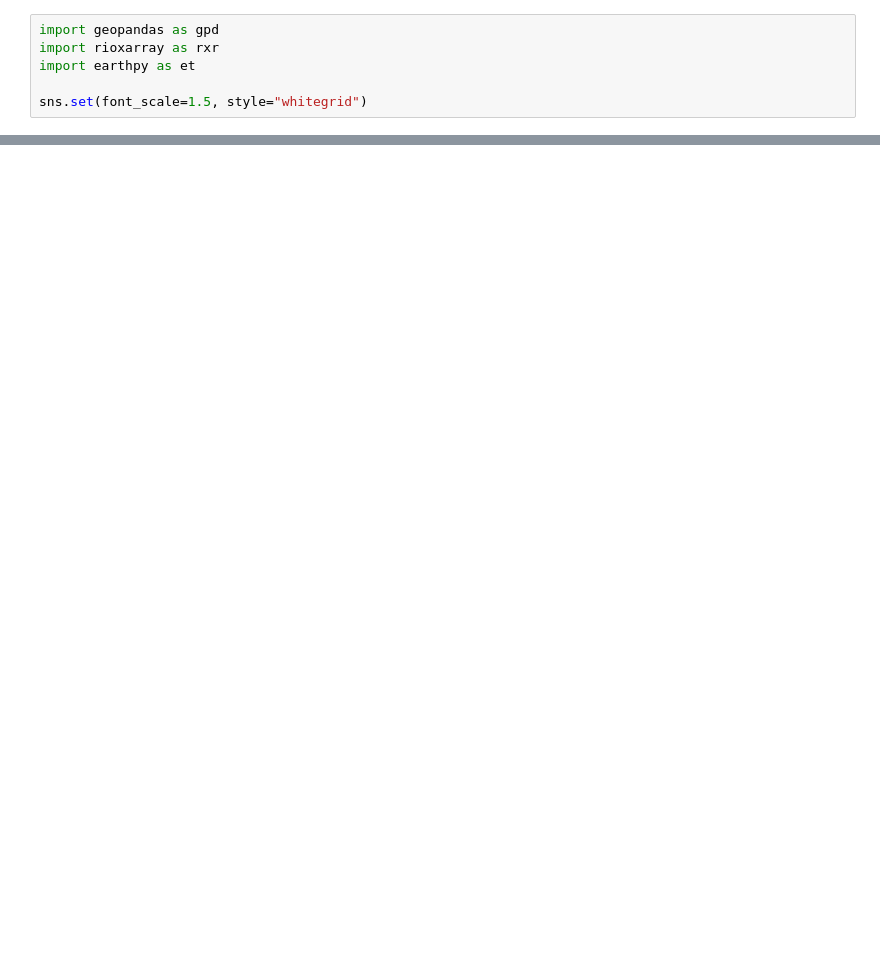
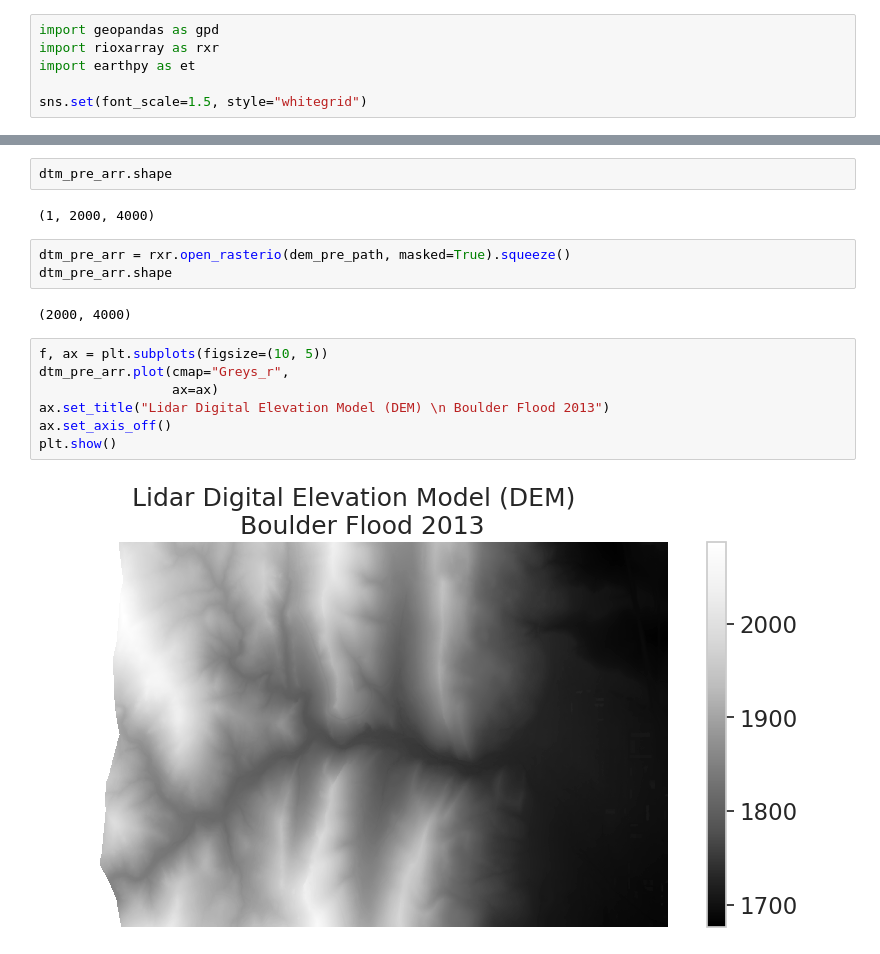
Before and after one commit to vivianacelaya/GISC606-lab3, a Jupyter notebook: intro_to_raster.ipynb, the cells around one changed output, grey strips where cells are left out. Cells and saved outputs as stored; diff of their text form; blank space fills up the shorter version.

```diff
--- a/intro_to_raster.ipynb
+++ b/intro_to_raster.ipynb
@@ -39,0 +88,18 @@ Extracted output to /home/codespace/earth-analytics/data/colorado-flood/.
+# %%
+dtm_pre_arr.shape
+# %% [output]
+(1, 2000, 4000)
+# %%
+dtm_pre_arr = rxr.open_rasterio(dem_pre_path, masked=True).squeeze()
+dtm_pre_arr.shape
+# %% [output]
+(2000, 4000)
+# %%
+f, ax = plt.subplots(figsize=(10, 5))
+dtm_pre_arr.plot(cmap="Greys_r",
+                 ax=ax)
+ax.set_title("Lidar Digital Elevation Model (DEM) \n Boulder Flood 2013")
+ax.set_axis_off()
+plt.show()
+# %% [output]
+[figure, added]
```
Also changed, not shown: parts of 12 cells of this notebook.
